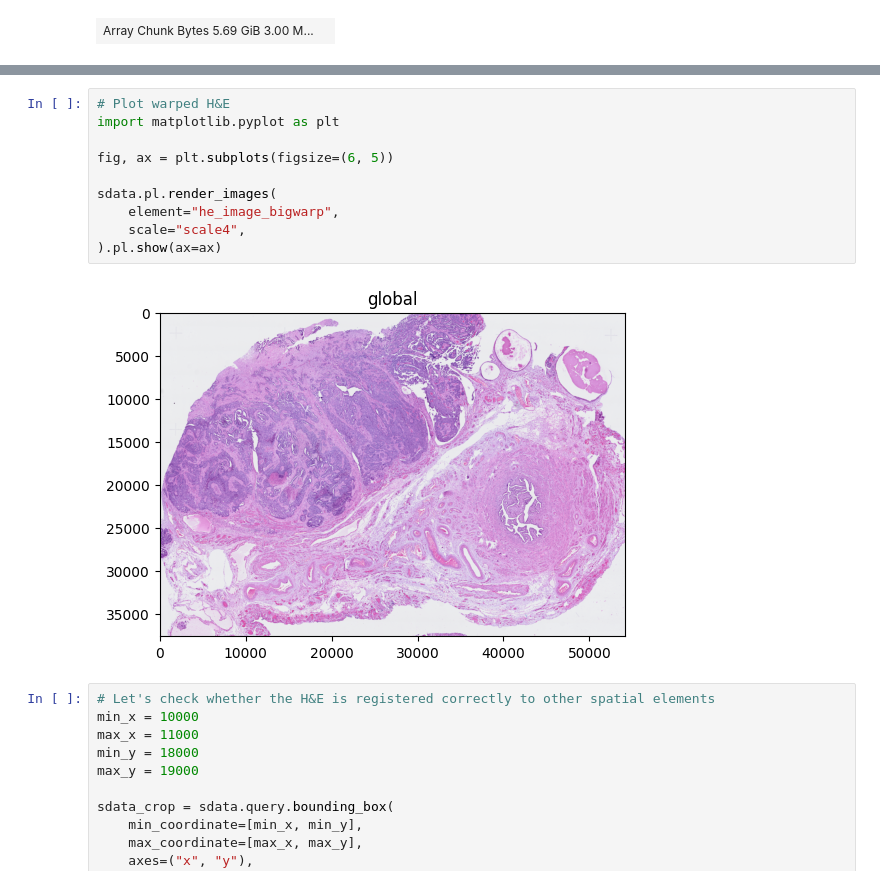
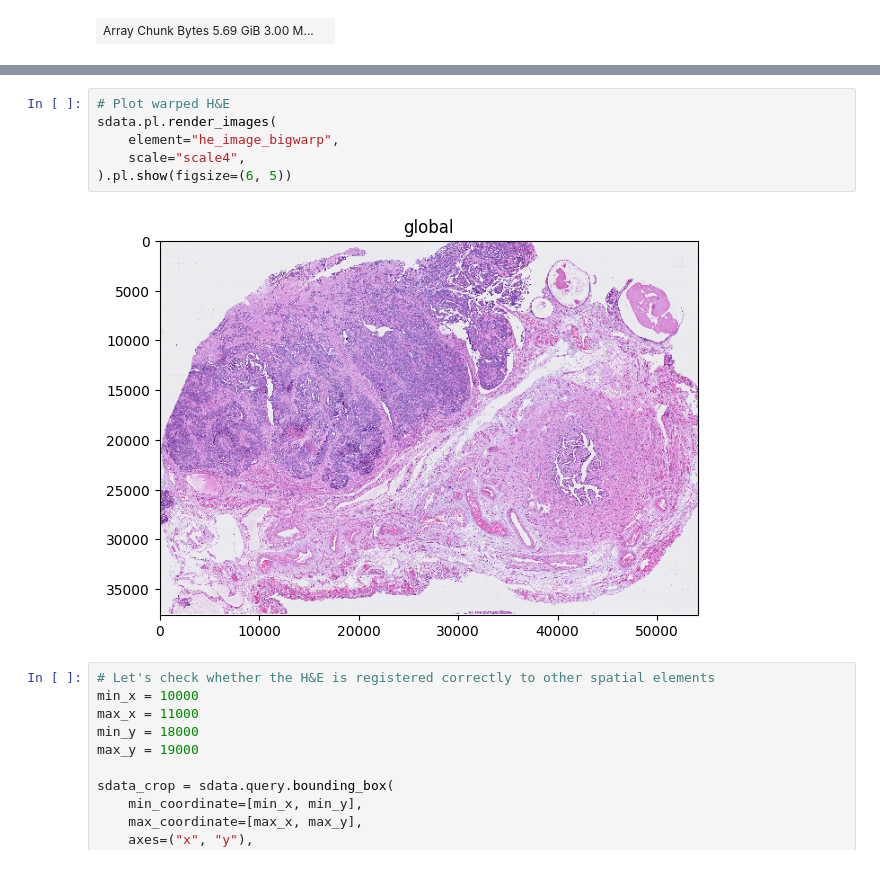
Before and after one commit to vibspatial/targeted_transcriptomics_training, a Jupyter notebook: 2.Xenium_registration_annotation.ipynb, the cells around one changed output, grey strips where cells are left out. Drawn from its saved outputs; the diff is of its cells as text.

```diff
--- a/2.Xenium_registration_annotation.ipynb
+++ b/2.Xenium_registration_annotation.ipynb
@@ -91,15 +125,11 @@ sdata = hp.im.add_image(
 # %%
 # Plot warped H&E
-import matplotlib.pyplot as plt
-
-fig, ax = plt.subplots(figsize=(6, 5))
-
 sdata.pl.render_images(
     element="he_image_bigwarp",
     scale="scale4",
-).pl.show(ax=ax)
+).pl.show(figsize=(6, 5))
 # %% [output]
-[figure, old version]
+[figure, new version]
 # %%
 # Let's check whether the H&E is registered correctly to other spatial elements
 min_x = 10000
```
Also changed, not shown: parts of 20 cells of this notebook.
